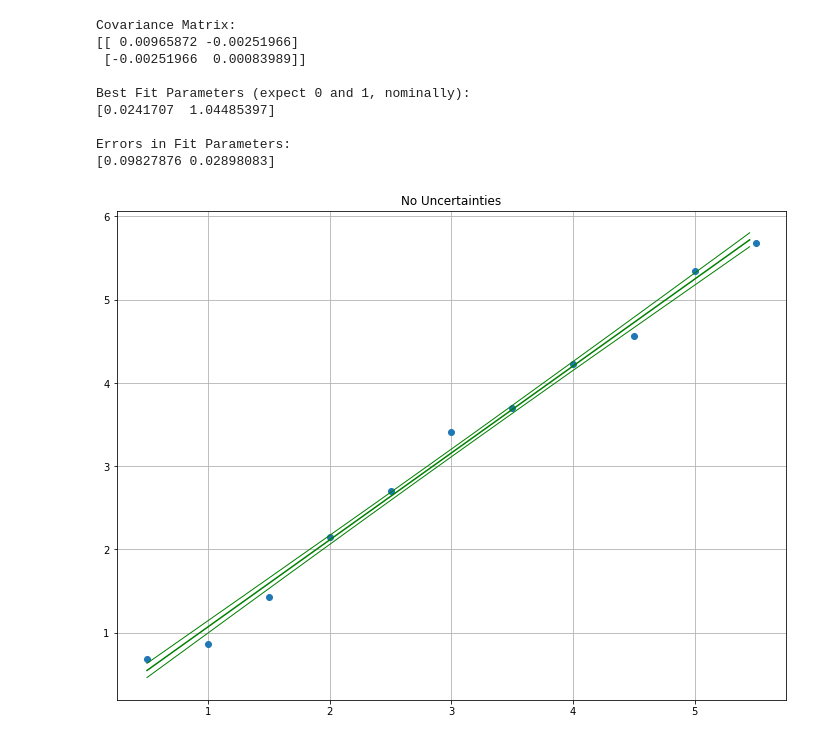
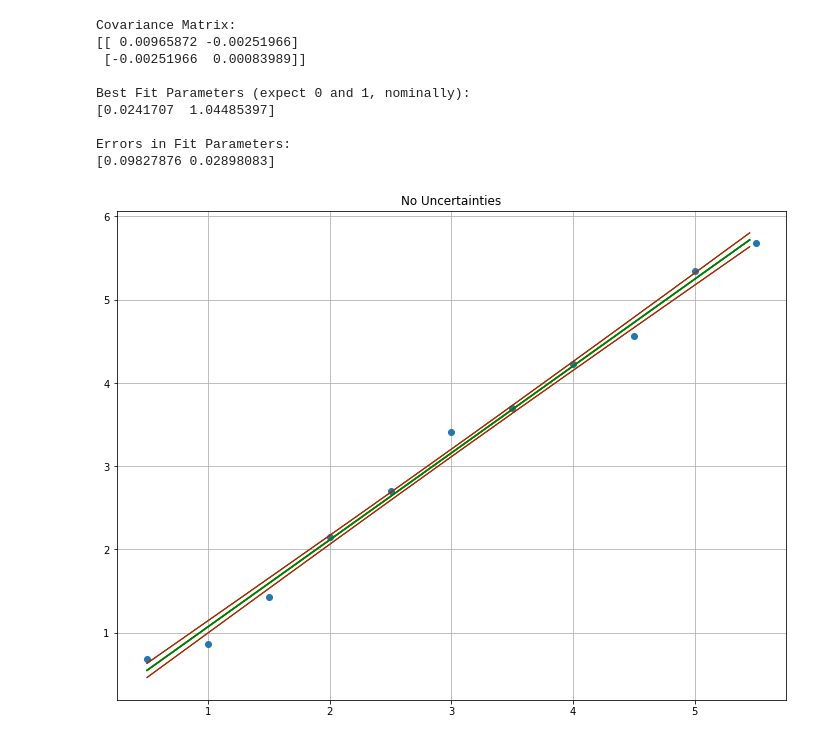
Before and after one commit to brash99/phys421, a Jupyter notebook: JupyterNotebooks/fitting/SimpleLinearFit.ipynb, the cells around one changed output. Cells and saved outputs as stored; diff of their text form; code cells hidden in the pictures.

```diff
--- a/JupyterNotebooks/fitting/SimpleLinearFit.ipynb
+++ b/JupyterNotebooks/fitting/SimpleLinearFit.ipynb
@@ -127,34 +127,35 @@ dx = (xhigh-xlow)/nfitpoints
 xfitting = []
 yfitting = []
 for i in range(0,nfitpoints):
     xfitting.append(xlow+dx*i)
     yfitting.append(linear_fit_function(xfitting[i],*popt))
 xfitting = np.array(xfitting)
 yfitting = np.array(yfitting)
 
-plot1.plot(xfitting,yfitting,'g-')
+plot1.plot(xfitting,yfitting,'g')
 
 #
 # we would like to get a sense of the range of possible "best fit" lines, visually,
 # based on the known parameter uncertainties.
 #
 # one way to do this is to generate a statistical sample (10000 in this case) of possible
 # best fit lines.  we do this by creating a random sample of fit parameter vectors, based
 # on popt and pcov.  then, we use this random sample to create a random sample of fit lines
 # (ysample).  We can then take the 16th and 84th percentile of these 10000 best fit lines
+# to get a +/- 1 sigma lower and upper bound.
 
 ps = np.random.multivariate_normal(popt,pcov,10000)
 ysample=np.asarray([linear_fit_function(xfitting,*pi) for pi in ps])
 
 lower = np.percentile(ysample,16.0,axis=0)
 upper = np.percentile(ysample,84.0,axis=0)
 middle = (lower+upper)/2.0
 
-plot1.plot(xfitting,lower,'g-',linewidth=1)
-plot1.plot(xfitting,upper,'g-',linewidth=1)
+plot1.plot(xfitting,lower,'r-',linewidth=1)
+plot1.plot(xfitting,upper,'r-',linewidth=1)
 
 plot1.grid()
 
 figure
 # %% [output]
-[figure, old version]
+[figure, new version]
```
